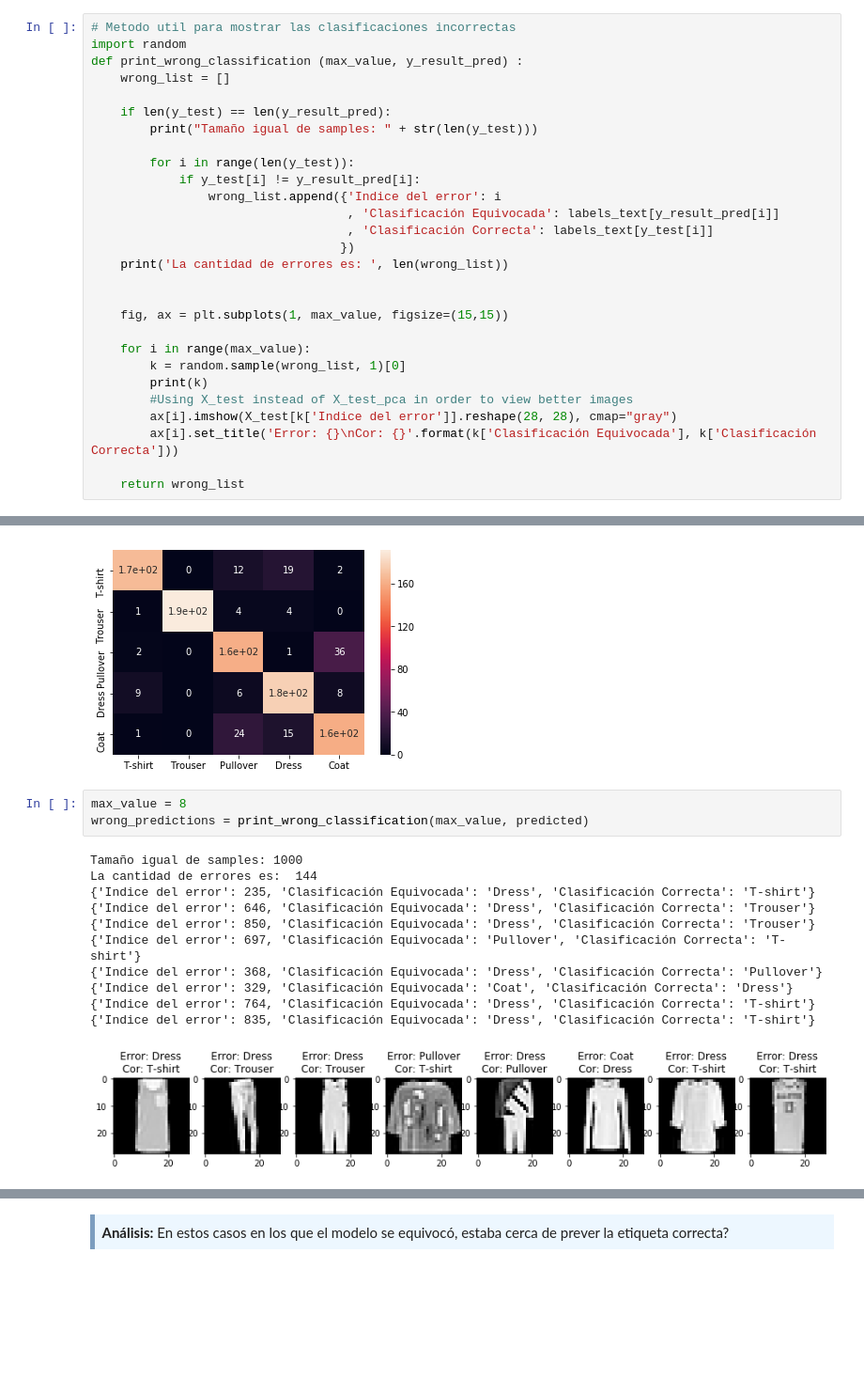
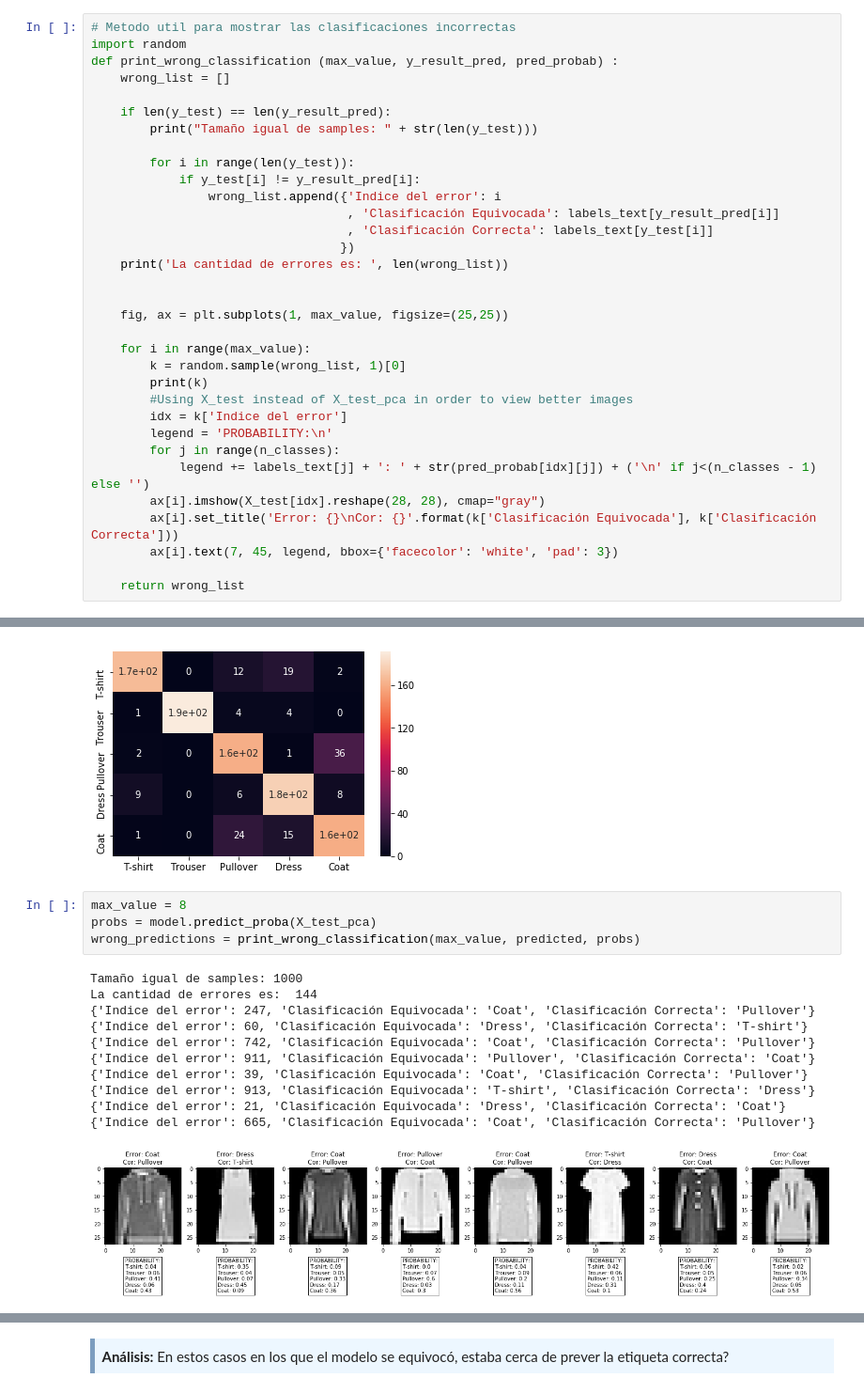
Before and after one commit to fernandoabcampos/advanced-data-mining, a Jupyter notebook: PEC4/20181_M2.855_PEC4-Enunciado.ipynb, the cells around one changed output, grey strips where cells are left out. Shown at 94% size. Saved outputs shown, nothing was run; the diff lists cells and outputs as text; blank space fills up the shorter version.

Commit message:
Probabilities prediction con predict_proba

```diff
--- a/PEC4/20181_M2.855_PEC4-Enunciado.ipynb
+++ b/PEC4/20181_M2.855_PEC4-Enunciado.ipynb
@@ -70,7 +70,7 @@ for i in range(n_classes):
 # %%
 # Metodo util para mostrar las clasificaciones incorrectas
 import random
-def print_wrong_classification (max_value, y_result_pred) :
+def print_wrong_classification (max_value, y_result_pred, pred_probab) :
     wrong_list = []
 
     if len(y_test) == len(y_result_pred):
@@ -85,14 +85,19 @@ def print_wrong_classification (max_value, y_result_pred) :
     print('La cantidad de errores es: ', len(wrong_list))
 
 
-    fig, ax = plt.subplots(1, max_value, figsize=(15,15))
+    fig, ax = plt.subplots(1, max_value, figsize=(25,25))
 
     for i in range(max_value):
         k = random.sample(wrong_list, 1)[0]
         print(k)
         #Using X_test instead of X_test_pca in order to view better images
-        ax[i].imshow(X_test[k['Indice del error']].reshape(28, 28), cmap="gray")
+        idx = k['Indice del error']
+        legend = 'PROBABILITY:\n'
+        for j in range(n_classes):
+            legend += labels_text[j] + ': ' + str(pred_probab[idx][j]) + ('\n' if j<(n_classes - 1) else '')
+        ax[i].imshow(X_test[idx].reshape(28, 28), cmap="gray")
         ax[i].set_title('Error: {}\nCor: {}'.format(k['Clasificación Equivocada'], k['Clasificación Correcta']))
+        ax[i].text(7, 45, legend, bbox={'facecolor': 'white', 'pad': 3})
 
     return wrong_list
 # %% [markdown]
@@ -198,16 +203,17 @@ sns.heatmap(cm, annot=True)
 [figure]
 # %%
 max_value = 8
-wrong_predictions = print_wrong_classification(max_value, predicted)
+probs = model.predict_proba(X_test_pca)
+wrong_predictions = print_wrong_classification(max_value, predicted, probs)
 # %% [output]
 Tamaño igual de samples: 1000
 La cantidad de errores es:  144
-{'Indice del error': 235, 'Clasificación Equivocada': 'Dress', 'Clasificación Correcta': 'T-shirt'}
-{'Indice del error': 646, 'Clasificación Equivocada': 'Dress', 'Clasificación Correcta': 'Trouser'}
-{'Indice del error': 850, 'Clasificación Equivocada': 'Dress', 'Clasificación Correcta': 'Trouser'}
-{'Indice del error': 697, 'Clasificación Equivocada': 'Pullover', 'Clasificación Correcta': 'T-shirt'}
-{'Indice del error': 368, 'Clasificación Equivocada': 'Dress', 'Clasificación Correcta': 'Pullover'}
-{'Indice del error': 329, 'Clasificación Equivocada': 'Coat', 'Clasificación Correcta': 'Dress'}
-{'Indice del error': 764, 'Clasificación Equivocada': 'Dress', 'Clasificación Correcta': 'T-shirt'}
-{'Indice del error': 835, 'Clasificación Equivocada': 'Dress', 'Clasificación Correcta': 'T-shirt'}
+{'Indice del error': 247, 'Clasificación Equivocada': 'Coat', 'Clasificación Correcta': 'Pullover'}
+{'Indice del error': 60, 'Clasificación Equivocada': 'Dress', 'Clasificación Correcta': 'T-shirt'}
+{'Indice del error': 742, 'Clasificación Equivocada': 'Coat', 'Clasificación Correcta': 'Pullover'}
+{'Indice del error': 911, 'Clasificación Equivocada': 'Pullover', 'Clasificación Correcta': 'Coat'}
+{'Indice del error': 39, 'Clasificación Equivocada': 'Coat', 'Clasificación Correcta': 'Pullover'}
+{'Indice del error': 913, 'Clasificación Equivocada': 'T-shirt', 'Clasificación Correcta': 'Dress'}
+{'Indice del error': 21, 'Clasificación Equivocada': 'Dress', 'Clasificación Correcta': 'Coat'}
+{'Indice del error': 665, 'Clasificación Equivocada': 'Coat', 'Clasificación Correcta': 'Pullover'}
-[figure, old version]
+[figure, new version]
```
Also changed, not shown: parts of 3 cells of this notebook.
